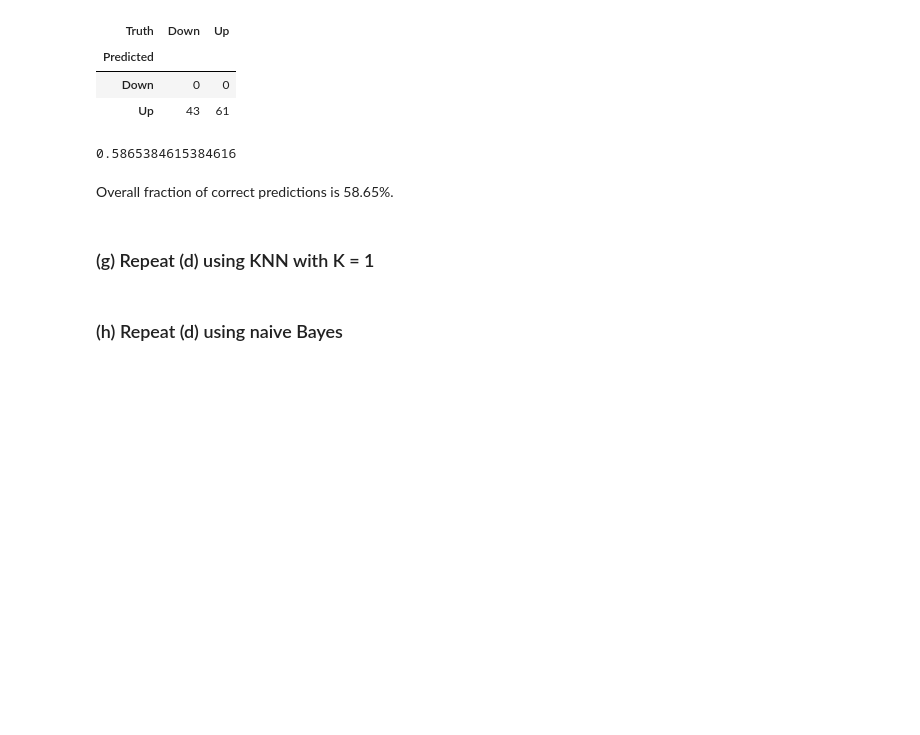
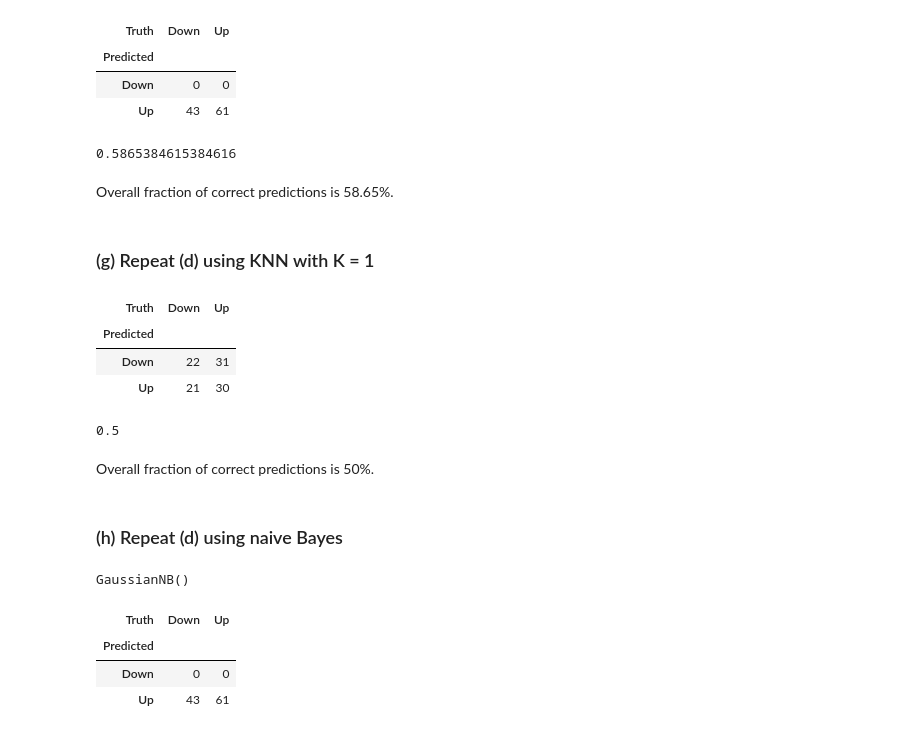
Before and after one commit to carmancater/an-introduction-to-statistical-learning-with-applications-in-python, a Jupyter notebook: Chapter 04 - Classification/Ch 4 Ex 13.ipynb, the cells around one changed output. Drawn from its saved outputs; the diff is of its cells as text; code cells hidden in the pictures; blank space fills up the shorter version.

```diff
--- a/Chapter 04 - Classification/Ch 4 Ex 13.ipynb
+++ b/Chapter 04 - Classification/Ch 4 Ex 13.ipynb
@@ -197,5 +199,34 @@ np.mean(qda_pred == L_test)
 Overall fraction of correct predictions is 58.65%.
 # %% [markdown]
 ### (g) Repeat (d) using KNN with K = 1
+# %%
+knn1 = KNeighborsClassifier(n_neighbors=1)
+knn1.fit(X_train, L_train)
+knn1_pred = knn1.predict(X_test)
+confusion_table(knn1_pred, L_test)
+# %% [output]
+| Truth | Down | Up |
+| Predicted |  |  |
+| Down | 22 | 31 |
+| Up | 21 | 30 |
+# %%
+np.mean(knn1_pred == L_test)
+# %% [output]
+0.5
+# %% [markdown]
+Overall fraction of correct predictions is 50%.
 # %% [markdown]
 ### (h) Repeat (d) using naive Bayes
+# %%
+NB = GaussianNB()
+NB.fit(X_train, L_train)
+# %% [output]
+GaussianNB()
+# %%
+nb_labels = NB.predict(X_test)
+confusion_table(nb_labels, L_test)
+# %% [output]
+| Truth | Down | Up |
+| Predicted |  |  |
+| Down | 0 | 0 |
+| Up | 43 | 61 |
```
Also changed, not shown: parts of 6 cells of this notebook.
